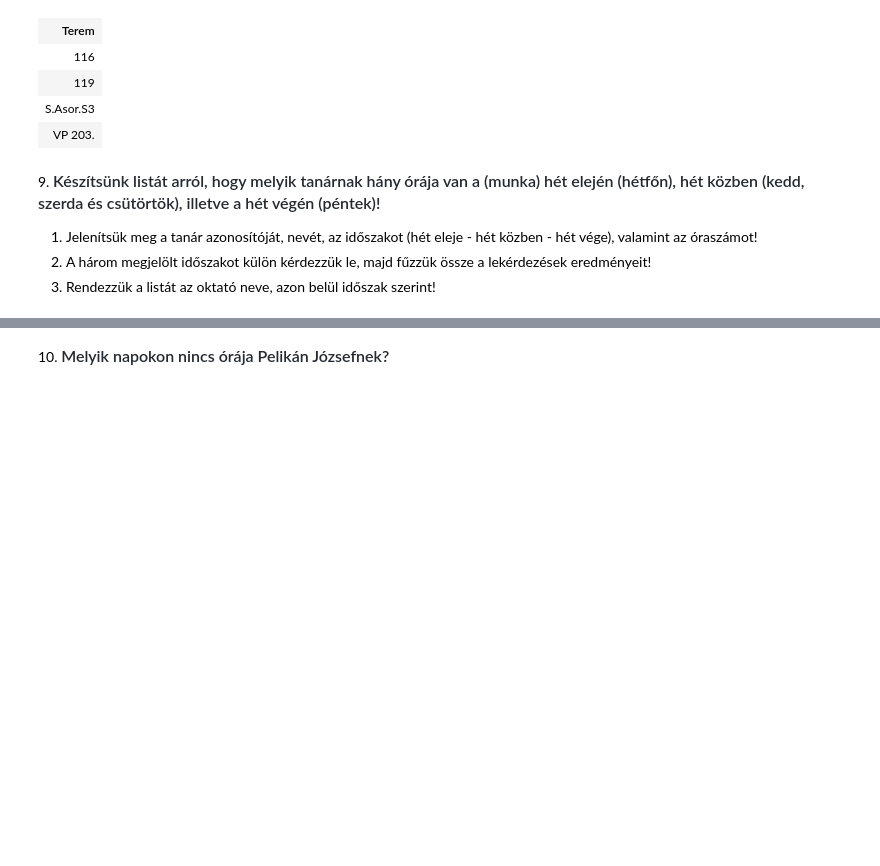
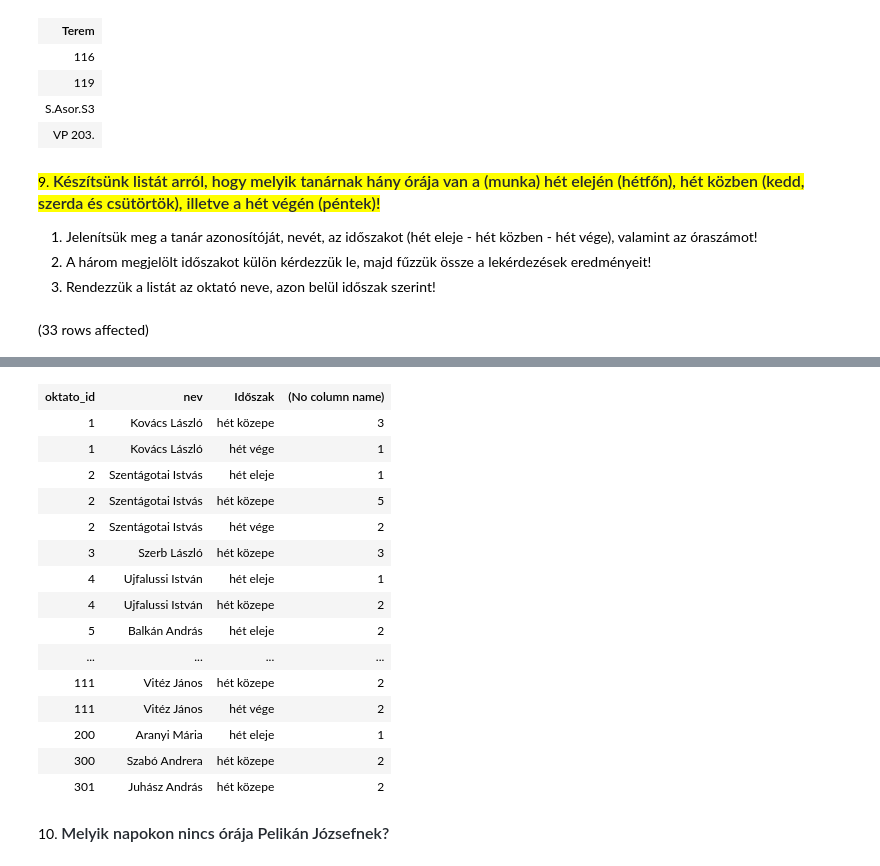
Before and after one commit to szentebalint0/AdatBG02, a Jupyter notebook: gyakorlat03_feladatok.ipynb, the cells around one changed output, grey strips where cells are left out. Saved outputs shown, nothing was run; the diff lists cells and outputs as text; code cells hidden in the pictures; blank space fills up the shorter version.

```diff
--- a/gyakorlat03_feladatok.ipynb
+++ b/gyakorlat03_feladatok.ipynb
@@ -176,8 +176,25 @@ Total execution time: 00:00:00.029
 | S.Asor.S3 |
 | VP 203. |
 # %% [markdown]
-9. <span style="font-weight: 600; color: rgb(36, 41, 47); font-family: -apple-system, BlinkMacSystemFont, &quot;Segoe UI&quot;, Helvetica, Arial, sans-serif, &quot;Apple Color Emoji&quot;, &quot;Segoe UI Emoji&quot;; font-size: 16px;">Készítsünk listát arról, hogy melyik tanárnak hány órája van a (munka) hét elején (hétfőn), hét közben (kedd, szerda és csütörtök), illetve a hét végén (péntek)!</span>
+<mark>9. <span style="font-weight: 600; color: rgb(36, 41, 47); font-family: -apple-system, BlinkMacSystemFont, &quot;Segoe UI&quot;, Helvetica, Arial, sans-serif, &quot;Apple Color Emoji&quot;, &quot;Segoe UI Emoji&quot;; font-size: 16px;">Készítsünk listát arról, hogy melyik tanárnak hány órája van a (munka) hét elején (hétfőn), hét közben (kedd, szerda és csütörtök), illetve a hét végén (péntek)!</span></mark>
 
 1. Jelenítsük meg a tanár azonosítóját, nevét, az időszakot (hét eleje - hét közben - hét vége), valamint az óraszámot!
 2. A három megjelölt időszakot külön kérdezzük le, majd fűzzük össze a lekérdezések eredményeit!
 3. Rendezzük a listát az oktató neve, azon belül időszak szerint!
+# %%
+SELECT okt.oktato_id,
+         okt.nev,
+         CASE
+            WHEN n.nap = N'Hétfő' THEN 'hét eleje'
+            WHEN n.nap IN ('Kedd', 'Szerda', 'Csütörtök') THEN 'hét közepe'
+            ELSE 'hét vége' END AS 'Időszak',
+            COUNT(*)
+FROM Oktatok okt JOIN Orak o ON okt.oktato_id = o.tanar JOIN Napok n ON o.nap = n.nap_id
+GROUP BY okt.oktato_id, okt.nev, CASE
+            WHEN n.nap = N'Hétfő' THEN 'hét eleje'
+            WHEN n.nap IN ('Kedd', 'Szerda', 'Csütörtök') THEN 'hét közepe'
+            ELSE 'hét vége' END
+
+ORDER BY okt.oktato_id, okt.nev, 'Időszak'
+# %% [output]
+(33 rows affected)
@@ -184,2 +202,18 @@ Total execution time: 00:00:00.029
+| oktato_id | nev | Időszak | (No column name) |
+| 1 | Kovács László | hét közepe | 3 |
+| 1 | Kovács László | hét vége | 1 |
+| 2 | Szentágotai Istvás | hét eleje | 1 |
+| 2 | Szentágotai Istvás | hét közepe | 5 |
+| 2 | Szentágotai Istvás | hét vége | 2 |
+| 3 | Szerb László | hét közepe | 3 |
+| 4 | Ujfalussi István | hét eleje | 1 |
+| 4 | Ujfalussi István | hét közepe | 2 |
+| 5 | Balkán András | hét eleje | 2 |
+| ... | ... | ... | ... |
+| 111 | Vitéz János | hét közepe | 2 |
+| 111 | Vitéz János | hét vége | 2 |
+| 200 | Aranyi Mária | hét eleje | 1 |
+| 300 | Szabó Andrera | hét közepe | 2 |
+| 301 | Juhász András | hét közepe | 2 |
 # %% [markdown]
 10. <span style="background-color: rgb(255, 255, 255); color: rgb(36, 41, 47); font-family: -apple-system, BlinkMacSystemFont, &quot;Segoe UI&quot;, Helvetica, Arial, sans-serif, &quot;Apple Color Emoji&quot;, &quot;Segoe UI Emoji&quot;; font-size: 16px; font-weight: 600;">Melyik napokon nincs órája Pelikán Józsefnek?</span>
```
Also changed, not shown: parts of 5 cells of this notebook, 1 other file.
